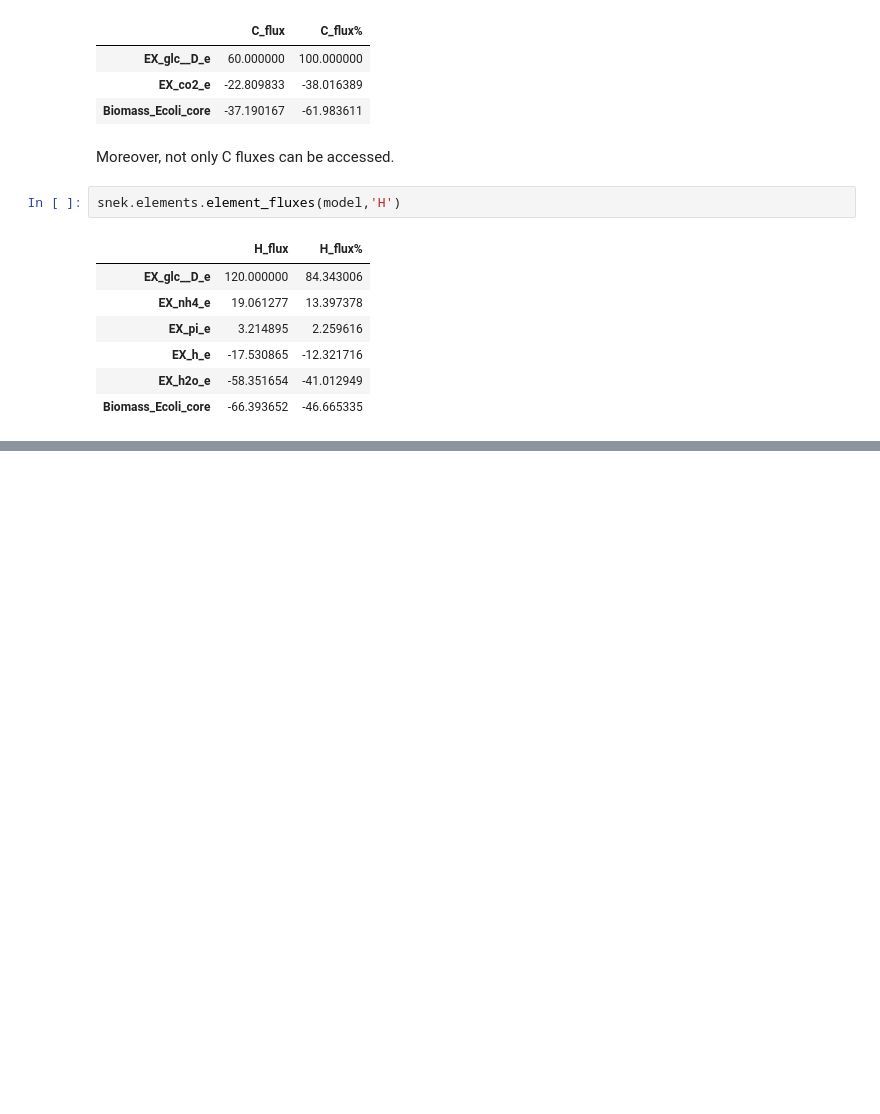
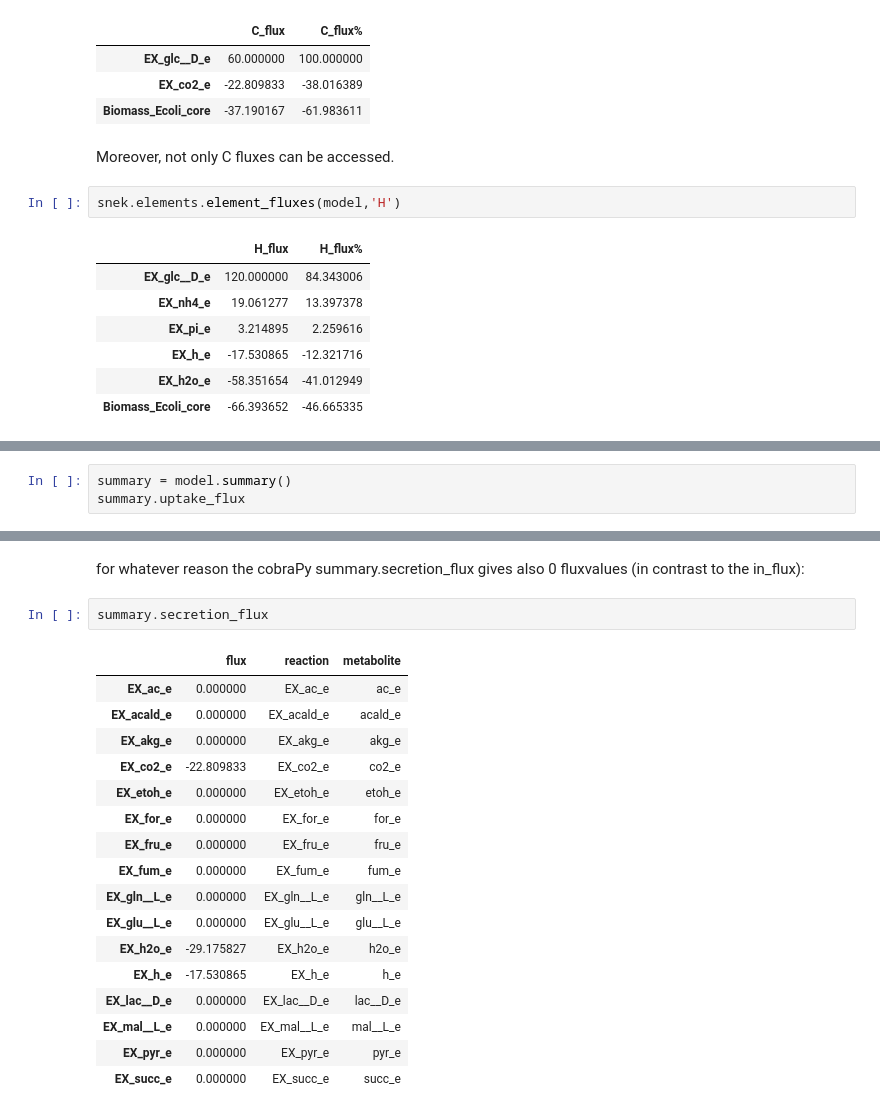
Before and after one commit to Gotsmy/snek, a Jupyter notebook: docs/source/data/demo.ipynb, the cells around one changed output, grey strips where cells are left out. Cells and saved outputs as stored; diff of their text form; blank space fills up the shorter version.

```diff
--- a/docs/source/data/demo.ipynb
+++ b/docs/source/data/demo.ipynb
@@ -197,0 +213,3 @@ snek.elements.element_fluxes(model,'H')
+# %%
+summary = model.summary()
+summary.uptake_flux
@@ -197,0 +230,22 @@ snek.elements.element_fluxes(model,'H')
+# %% [markdown]
+for whatever reason the cobraPy summary.secretion_flux gives also 0 fluxvalues (in contrast to the in_flux):
+# %%
+summary.secretion_flux
+# %% [output]
+|  | flux | reaction | metabolite |
+| EX_ac_e | 0.000000 | EX_ac_e | ac_e |
+| EX_acald_e | 0.000000 | EX_acald_e | acald_e |
+| EX_akg_e | 0.000000 | EX_akg_e | akg_e |
+| EX_co2_e | -22.809833 | EX_co2_e | co2_e |
+| EX_etoh_e | 0.000000 | EX_etoh_e | etoh_e |
+| EX_for_e | 0.000000 | EX_for_e | for_e |
+| EX_fru_e | 0.000000 | EX_fru_e | fru_e |
+| EX_fum_e | 0.000000 | EX_fum_e | fum_e |
+| EX_gln__L_e | 0.000000 | EX_gln__L_e | gln__L_e |
+| EX_glu__L_e | 0.000000 | EX_glu__L_e | glu__L_e |
+| EX_h2o_e | -29.175827 | EX_h2o_e | h2o_e |
+| EX_h_e | -17.530865 | EX_h_e | h_e |
+| EX_lac__D_e | 0.000000 | EX_lac__D_e | lac__D_e |
+| EX_mal__L_e | 0.000000 | EX_mal__L_e | mal__L_e |
+| EX_pyr_e | 0.000000 | EX_pyr_e | pyr_e |
+| EX_succ_e | 0.000000 | EX_succ_e | succ_e |
```
Also changed, not shown: parts of 18 cells of this notebook.
